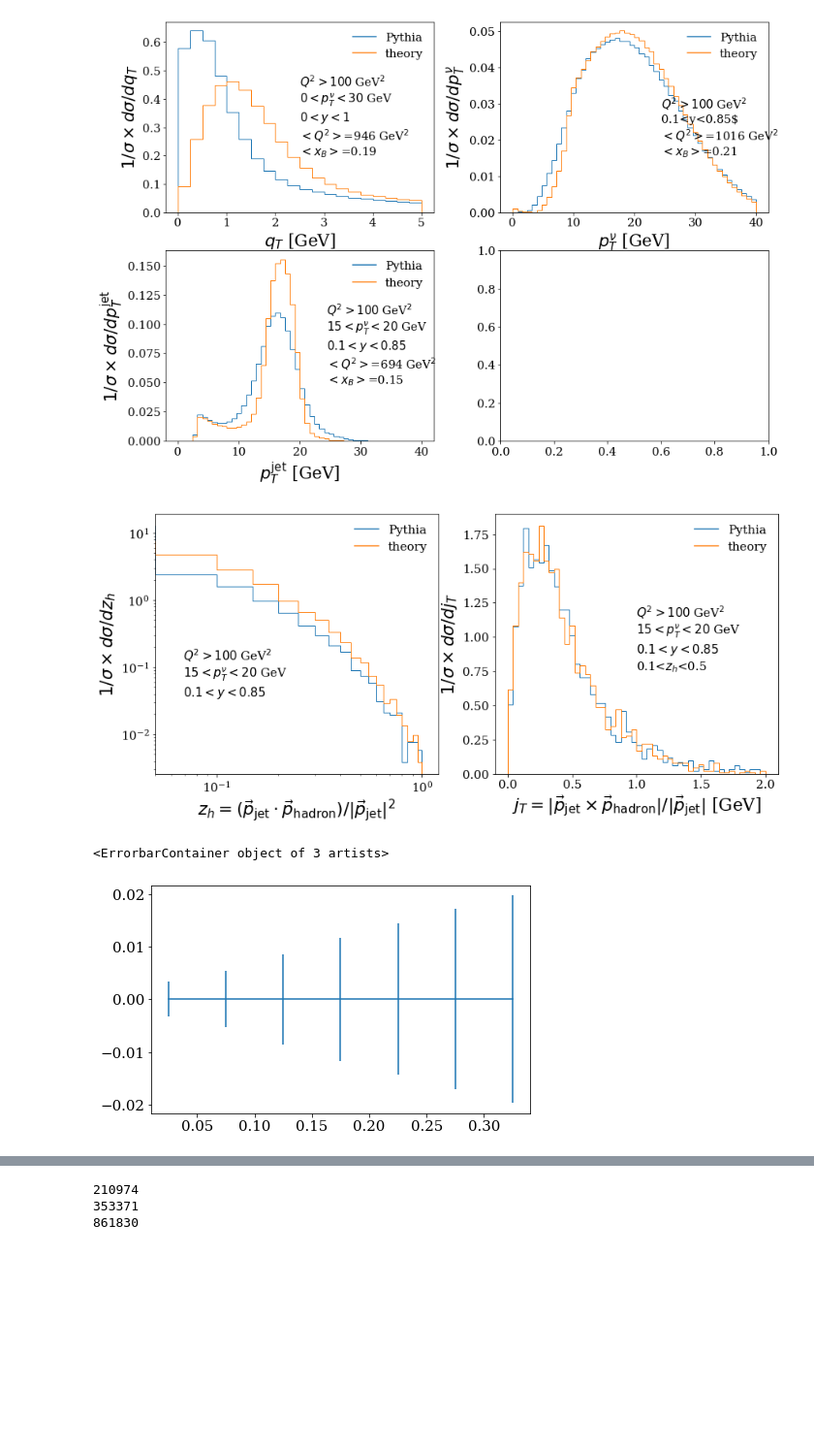
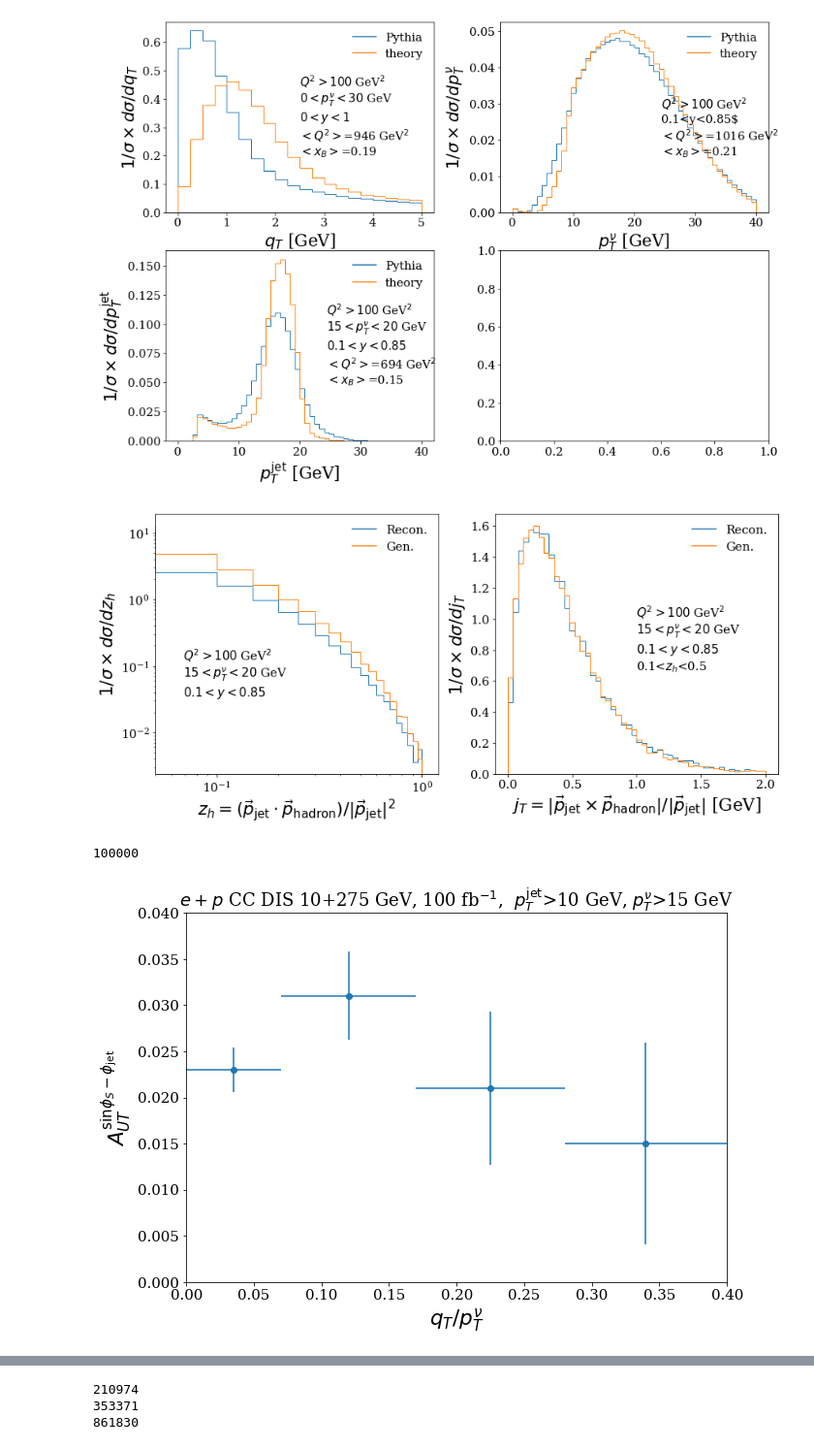
Before and after one commit to sebouh137/eic-jets, a Jupyter notebook: python/CC_DIS_Plots_For_Paper.ipynb, the cells around one changed output, grey strips where cells are left out. Shown at 97% size. Saved outputs shown, nothing was run; the diff lists cells and outputs as text; code cells hidden in the pictures; blank space fills up the shorter version.

```diff
--- a/python/CC_DIS_Plots_For_Paper.ipynb
+++ b/python/CC_DIS_Plots_For_Paper.ipynb
@@ -464,40 +466,53 @@ txt = "$Q^2>%s$ GeV$^2$\n$%s<p^{\\nu}_T<%s$ GeV\n$%s<y<%s$"%(q2min,*pt_range,*y_
 plt.text(0.1,0.3,txt,transform=plt.gca().transAxes)
 
 
-hack_legend()
+hack_legend(labels='Recon. Gen.'.split())
 
 plt.gca().set_ylabel("$1/\\sigma\\times d\\sigma/dz_h$")
 plt.gca().set_xlabel("$z_h = (\\vec p_{\\mathrm{jet}}\\cdot\\vec p_{\\mathrm{hadron}})/|\\vec p_{\\mathrm{jet}}|^2$")
 
 q+= f" and Hadron_Zh>{zh_range[0]} and Hadron_Zh<{zh_range[1]}"
 plt.sca(axs[1])
-plt.hist(df_hadrons.query(q).Hadron_Jt,bins =50,density='true',histtype='step',range=(0,2),label='Pythia')
+plt.hist(df_hadrons.query(q).Hadron_Jt,bins =50,density='true',histtype='step',range=(0,2),label='Recon')
 plt.hist(df_hadrons.query(q).GenHadron_Jt,bins =50,density='true',histtype='step',range=(0,2))
 plt.text(0.5,0.4,txt + f"\n{zh_range[0]}<$z_h$<{zh_range[1]}",transform=plt.gca().transAxes)
 plt.gca().set_ylabel("$1/\\sigma\\times d\\sigma/dj_T$")
 plt.gca().set_xlabel("$j_T = |\\vec p_{\\mathrm{jet}}\\times\\vec p_{\\mathrm{hadron}}|/|\\vec p_{\\mathrm{jet}}|$ [GeV]")
-hack_legend()
+hack_legend(labels='Recon. Gen.'.split())
 plt.savefig("images/zh_and_jt.png")
 plt.show()
 # %% [output]
-[figure, old version]
+[figure, new version]
 # %%
-df = df_jets.query("Jet_PT>10 and qT>0 and MissingET_MET>0")
-
-partitions = np.arange(0,.4,.05)
+print(len(df_nu))
+# Fig 5 in NC paper
+df = df_jets.query("Jet_PT>10 and qT>0 and MissingET_MET>15 and Gen_Q2>100")
+plt.subplots(1,1, figsize=(10,7))
+partitions = [0,.07,.17,.28,.4] #np.arange(0,.4,.05)
 x = []
-y = []
+y = [0.023,0.031,.021,0.015] #arbitrary values based on NC paper
 dy = []
 dx = []
 for j in range(len(partitions)-1):
     n = len(df.query(f"qT/MissingET_MET>{partitions[j]} and qT/MissingET_MET<{partitions[j+1]}"))
+    n*=1.5e6/len(df_nu)
     xmid=(partitions[j]+partitions[j+1])/2
     if n>0:
         x.append(xmid)
-        dx.append(0)
-        y.append(0)#arbitrary value...
-        dy.append(np.sqrt(2)/(.7*np.sqrt(n)))
-plt.errorbar(x,y,dy,dx)
+        dx.append((partitions[j+1]-partitions[j])/2)
+        #y.append(0)#arbitrary value...
+        dy.append(1/(.7*np.sqrt(n)))
+plt.errorbar(x,y,dy,dx, linestyle='', marker='o')
+#plt.axhline(0,color='0.5',alpha=0.7, linestyle='--')
+plt.gca().set_ylabel("$A_{UT}^{{\\rm sin} \\phi_{S}-\\phi_{\\rm jet}}$")
+plt.gca().set_xlabel("$q_T/p^\\nu_T$")
+plt.gca().set_xlim(0, 0.4)
+plt.gca().set_ylim(0, 0.04)
+
+#q2min, y_range,pt_range = 100,(.1,.85),(15,20)
+plt.gca().set_title(r"$e+p$ CC DIS 10+275 GeV, 100 fb$^{-1}$,  $p^{\rm jet}_T$>10 GeV, $p^{\nu}_T$>15 GeV",
+                   fontsize='large')
+plt.savefig("images/qtptnu_vs_AUT.png")
 # %% [output]
-<ErrorbarContainer object of 3 artists>
+100000
-[figure, old version]
+[figure, new version]
```
Also changed, not shown: parts of 45 cells of this notebook, 2 other files.
